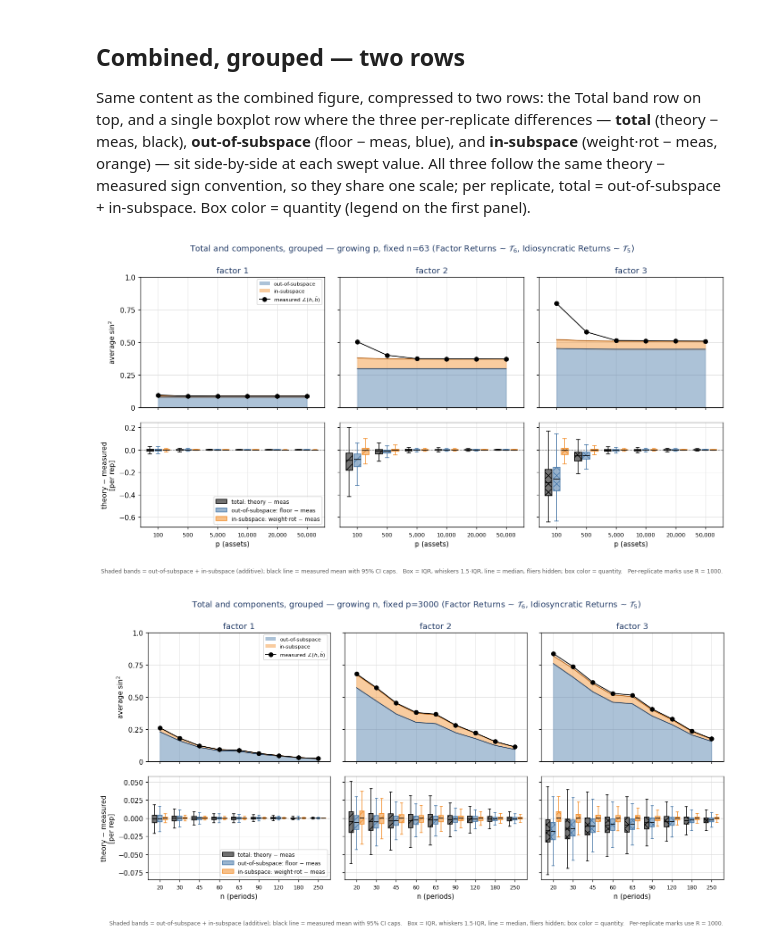
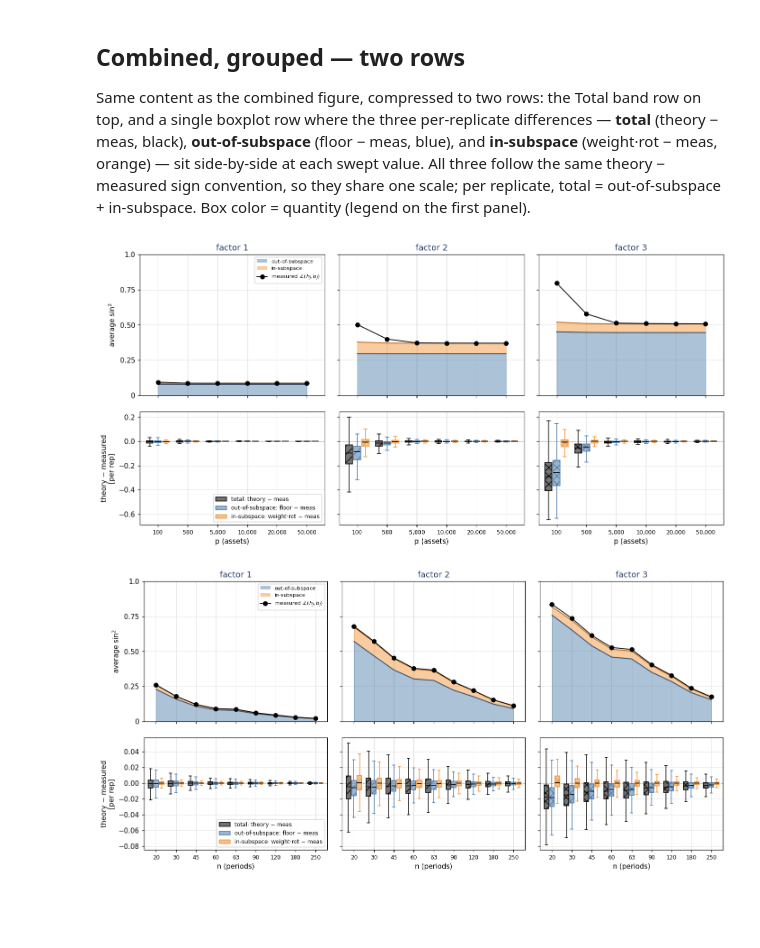
Before and after one commit to ethanl1954/paper1-repo, a Jupyter notebook: notebooks/ex-2_combined.ipynb, the cells around one changed output. Cells and saved outputs as stored; diff of their text form; code cells hidden in the pictures; blank space fills up the shorter version.

```diff
--- a/notebooks/ex-2_combined.ipynb
+++ b/notebooks/ex-2_combined.ipynb
@@ -241,7 +241,7 @@ for d, key, lab in _SWEEPS:
     # 1 — total
     fig, _ = grid(d, key,
         rows=[Row(BandStack(labels=("out-of-subspace", "in-subspace",
-                                    r"measured $\angle(h,\bar b)$")),
+                                    r"measured $\angle(h_j,b_j)$")),
                   ylabel=r"average $\sin^2$", ylim=(0, 1),
                   yticks=THEME.sin2_ticks, height=1.0),
               Row(BoxDist("gap"), ylabel="gap = theory − meas\n[per rep]")],
@@ -304,7 +304,7 @@ class TintedBoxDist(BoxDist):
 for d, key, lab in _SWEEPS:
     fig, _ = grid(d, key,
         rows=[Row(BandStack(labels=("out-of-subspace", "in-subspace",
-                                    r"measured $\angle(h,\bar b)$")),
+                                    r"measured $\angle(h_j,b_j)$")),
                   ylabel=r"average $\sin^2$", ylim=(0, 1),
                   yticks=THEME.sin2_ticks, height=1.0),
               Row(TintedBoxDist("diff_oos", THEME.oos_fill),
@@ -355,35 +355,36 @@ class GroupedBoxDist:
                 rep_dists(sub, ax_spec, col), positions=pos, widths=w * 0.85,
                 patch_artist=True, showfliers=False, zorder=3,
                 medianprops=dict(color="black", lw=1.1),
                 boxprops=dict(facecolor=mcolors.to_rgba(color, 0.55),
                               edgecolor=color, hatch=hatch),
                 whiskerprops=dict(color=color), capprops=dict(color=color))
         ax.set_xlim(ax_spec.x[0] - 0.6, ax_spec.x[-1] + 0.6)
         ax.set_xticks(ax_spec.x, ax_spec.cats, fontsize=theme.tick_fontsize)
 
     def legend_handles(self, theme):
         return [Patch(facecolor=mcolors.to_rgba(c, 0.55), edgecolor=c, label=l)
                 for _, c, l in self.specs]
 
 
 BOX_SPECS = [("gap", "black", "total: theory − meas"),
              ("diff_oos", THEME.oos_fill, "out-of-subspace: floor − meas"),
              ("diff_insub", THEME.insub_fill, "in-subspace: weight·rot − meas")]
 
 for d, key, lab in _SWEEPS:
     grouped = GroupedBoxDist(BOX_SPECS)
     fig, axes = grid(d, key,
         rows=[Row(BandStack(labels=("out-of-subspace", "in-subspace",
-                                    r"measured $\angle(h,\bar b)$")),
+                                    r"measured $\angle(h_j,b_j)$")),
                   ylabel=r"average $\sin^2$", ylim=(0, 1),
                   yticks=THEME.sin2_ticks, height=1.0),
               Row(grouped, ylabel="theory − measured\n[per rep]")],
         theme=TOTAL_T,
-        suptitle=rf"Total and components, grouped — {lab} {_TAILS}",
-        formats=FIG_FORMATS, out_path=out(f"ex2c_combined_grouped_{key}"))
+        # suptitle=rf"Total and components, grouped — {lab} {_TAILS}",
+        caption=False,
+        formats=FIG_FORMATS, out_path=out(f"ex2c_combined_grouped_{key}",save=True))
     axes[1, 0].legend(handles=grouped.legend_handles(TOTAL_T), fontsize=8,
                       loc="lower right")
     show(fig)
 # %% [output]
-[figure, old version]
+[figure, new version]
-[figure, old version]
+[figure, new version]
```
Also changed, not shown: parts of 2 cells of this notebook, 1 other file.
